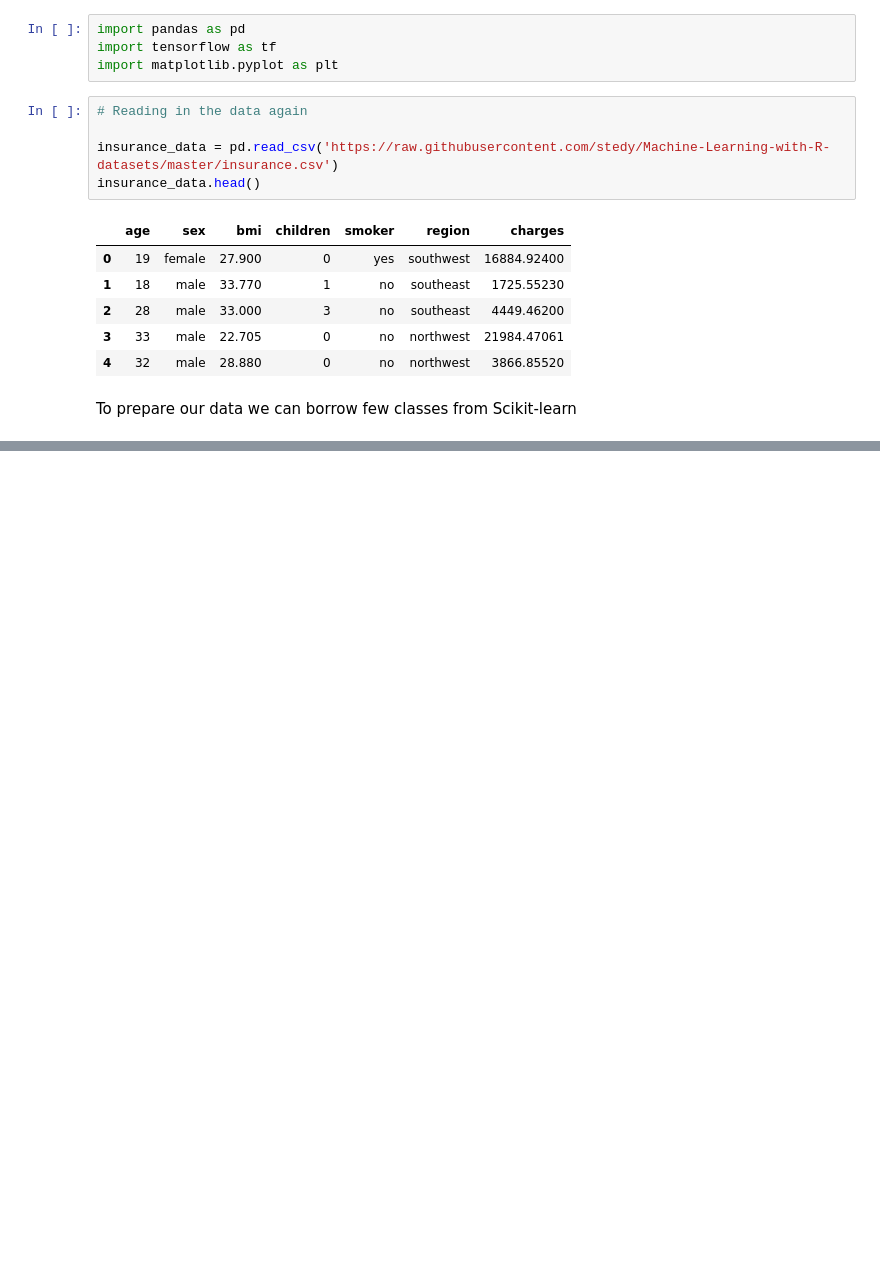
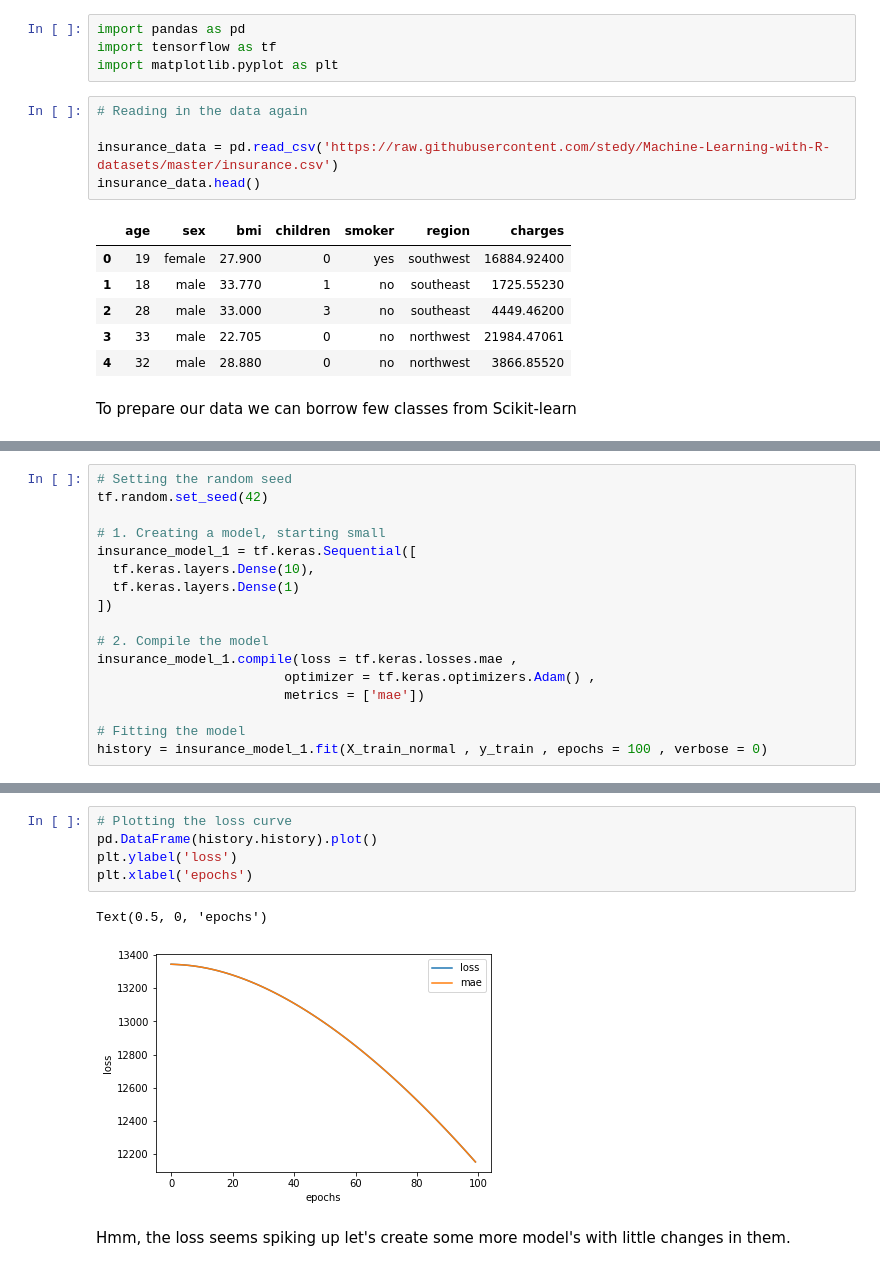
Before and after one commit to ashikshafi08/Learning_Tensorflow, a Jupyter notebook: Notebooks/01_Neural_Network_Regression_with_Tensorflow.ipynb, the cells around one changed output, grey strips where cells are left out. Drawn from its saved outputs; the diff is of its cells as text; blank space fills up the shorter version.

```diff
--- a/Notebooks/01_Neural_Network_Regression_with_Tensorflow.ipynb
+++ b/Notebooks/01_Neural_Network_Regression_with_Tensorflow.ipynb
@@ -1614,0 +1661,17 @@ X_train_normal = ct.transform(X_train)
+# %%
+# Setting the random seed
+tf.random.set_seed(42)
+
+# 1. Creating a model, starting small
+insurance_model_1 = tf.keras.Sequential([
+  tf.keras.layers.Dense(10),
+  tf.keras.layers.Dense(1)
+])
+
+# 2. Compile the model
+insurance_model_1.compile(loss = tf.keras.losses.mae ,
+                        optimizer = tf.keras.optimizers.Adam() ,
+                        metrics = ['mae'])
+
+# Fitting the model
+history = insurance_model_1.fit(X_train_normal , y_train , epochs = 100 , verbose = 0)
@@ -1614,0 +1684,10 @@ X_train_normal = ct.transform(X_train)
+# %%
+# Plotting the loss curve
+pd.DataFrame(history.history).plot()
+plt.ylabel('loss')
+plt.xlabel('epochs')
+# %% [output]
+Text(0.5, 0, 'epochs')
+[figure, added]
+# %% [markdown]
+Hmm, the loss seems spiking up let's create some more model's with little changes in them.
```
Also changed, not shown: parts of 38 cells of this notebook.
